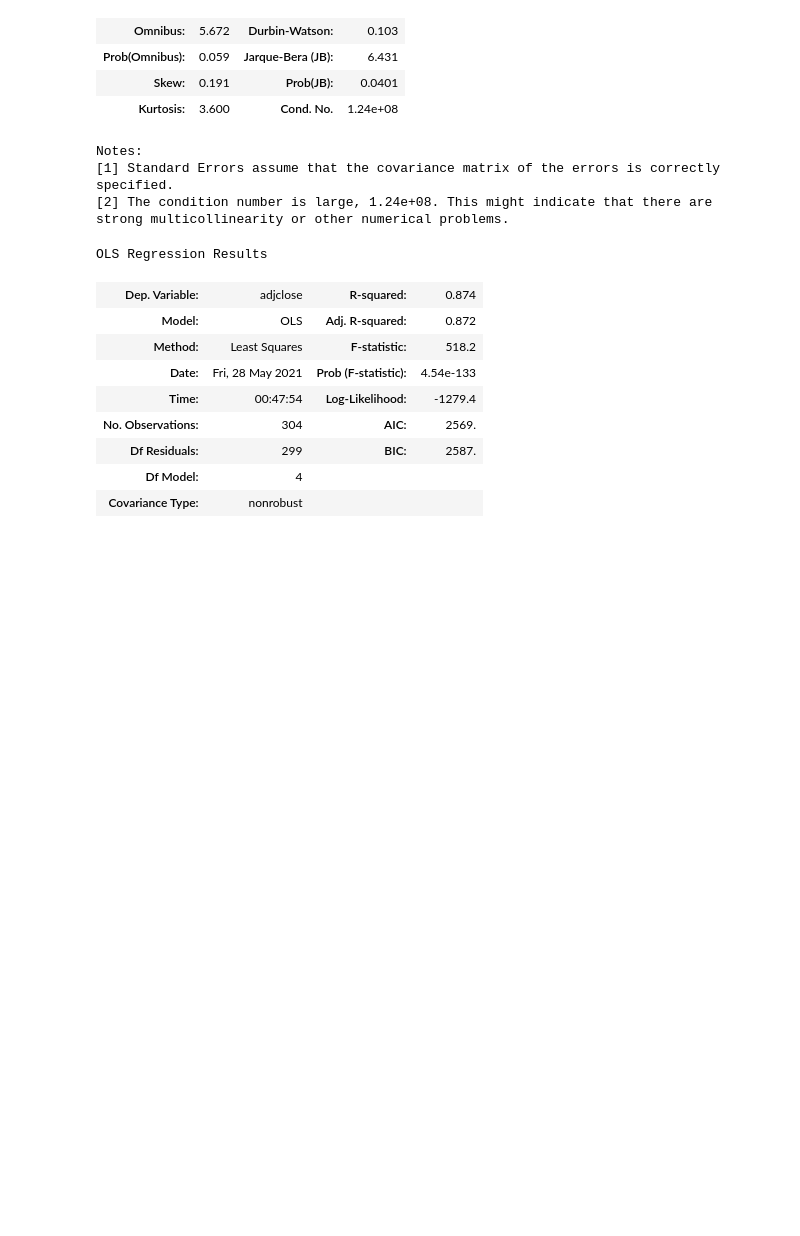
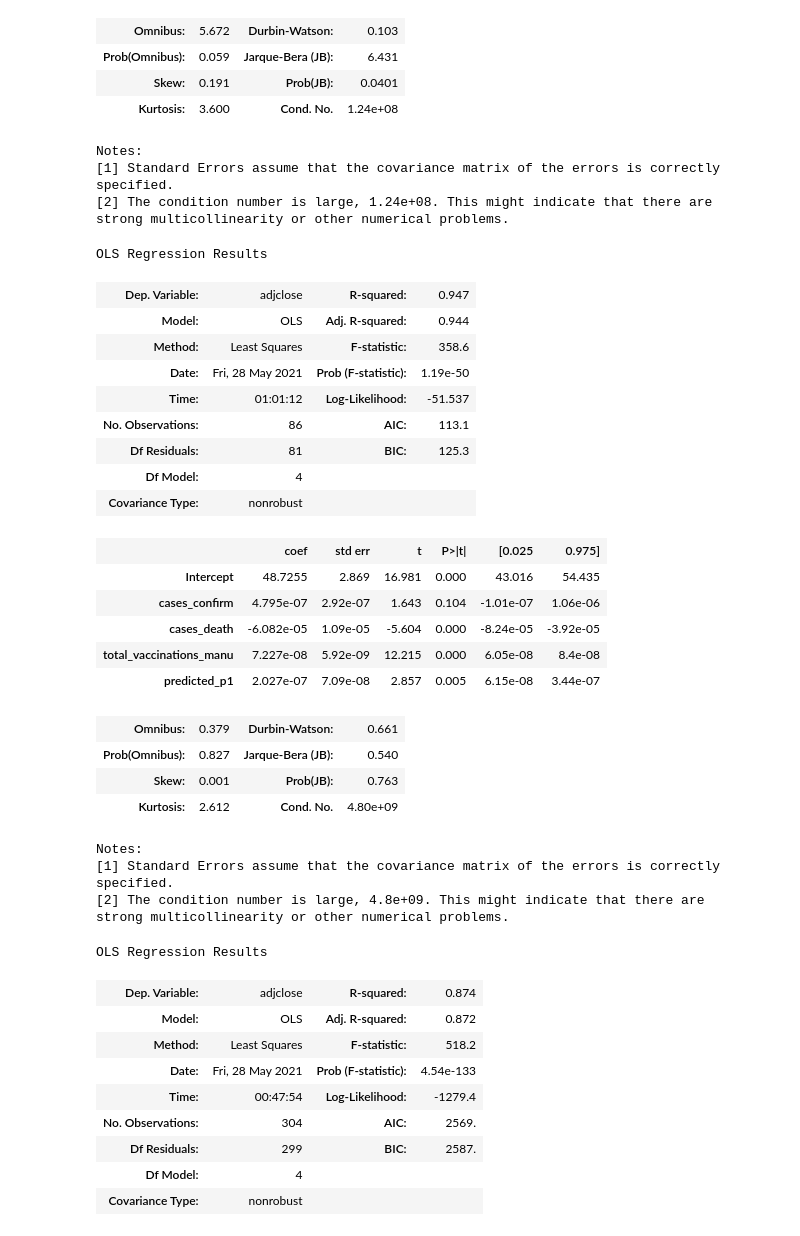
Before and after one commit to juno-yuu/COVID-Vaccine-and-Biotech-industry, a Jupyter notebook: Final_Project_Clean.ipynb, the cells around one changed output. Cells and saved outputs as stored; diff of their text form; code cells hidden in the pictures; blank space fills up the shorter version.

```diff
--- a/Final_Project_Clean.ipynb
+++ b/Final_Project_Clean.ipynb
@@ -469,6 +469,36 @@ Notes:
 [1] Standard Errors assume that the covariance matrix of the errors is correctly specified.
 [2] The condition number is large, 1.24e+08. This might indicate that there are
 strong multicollinearity or other numerical problems.
+# %%
+PFE_partial = PFE.loc[PFE.index >= '2021-01-12']
+res_pfe_partial = sm.ols(formula = 'adjclose ~ cases_confirm + cases_death\
+ + total_vaccinations_manu + predicted_p1', data = PFE_partial).fit()
+res_pfe_partial.summary()
+# %% [output]
+OLS Regression Results
+| Dep. Variable: | adjclose | R-squared: | 0.947 |
+| Model: | OLS | Adj. R-squared: | 0.944 |
+| Method: | Least Squares | F-statistic: | 358.6 |
+| Date: | Fri, 28 May 2021 | Prob (F-statistic): | 1.19e-50 |
+| Time: | 01:01:12 | Log-Likelihood: | -51.537 |
+| No. Observations: | 86 | AIC: | 113.1 |
+| Df Residuals: | 81 | BIC: | 125.3 |
+| Df Model: | 4 |  |  |
+| Covariance Type: | nonrobust |  |  |
+|  | coef | std err | t | P>|t| | [0.025 | 0.975] |
+| Intercept | 48.7255 | 2.869 | 16.981 | 0.000 | 43.016 | 54.435 |
+| cases_confirm | 4.795e-07 | 2.92e-07 | 1.643 | 0.104 | -1.01e-07 | 1.06e-06 |
+| cases_death | -6.082e-05 | 1.09e-05 | -5.604 | 0.000 | -8.24e-05 | -3.92e-05 |
+| total_vaccinations_manu | 7.227e-08 | 5.92e-09 | 12.215 | 0.000 | 6.05e-08 | 8.4e-08 |
+| predicted_p1 | 2.027e-07 | 7.09e-08 | 2.857 | 0.005 | 6.15e-08 | 3.44e-07 |
+| Omnibus: | 0.379 | Durbin-Watson: | 0.661 |
+| Prob(Omnibus): | 0.827 | Jarque-Bera (JB): | 0.540 |
+| Skew: | 0.001 | Prob(JB): | 0.763 |
+| Kurtosis: | 2.612 | Cond. No. | 4.80e+09 |
+Notes:
+[1] Standard Errors assume that the covariance matrix of the errors is correctly specified.
+[2] The condition number is large, 4.8e+09. This might indicate that there are
+strong multicollinearity or other numerical problems.
 # %%
 res_mod = sm.ols(formula = 'adjclose ~ cases_confirm + cases_death\
  + total_vaccinations_manu + predicted_p1', data = MOD).fit()
```
Also changed, not shown: parts of 2 cells of this notebook.
